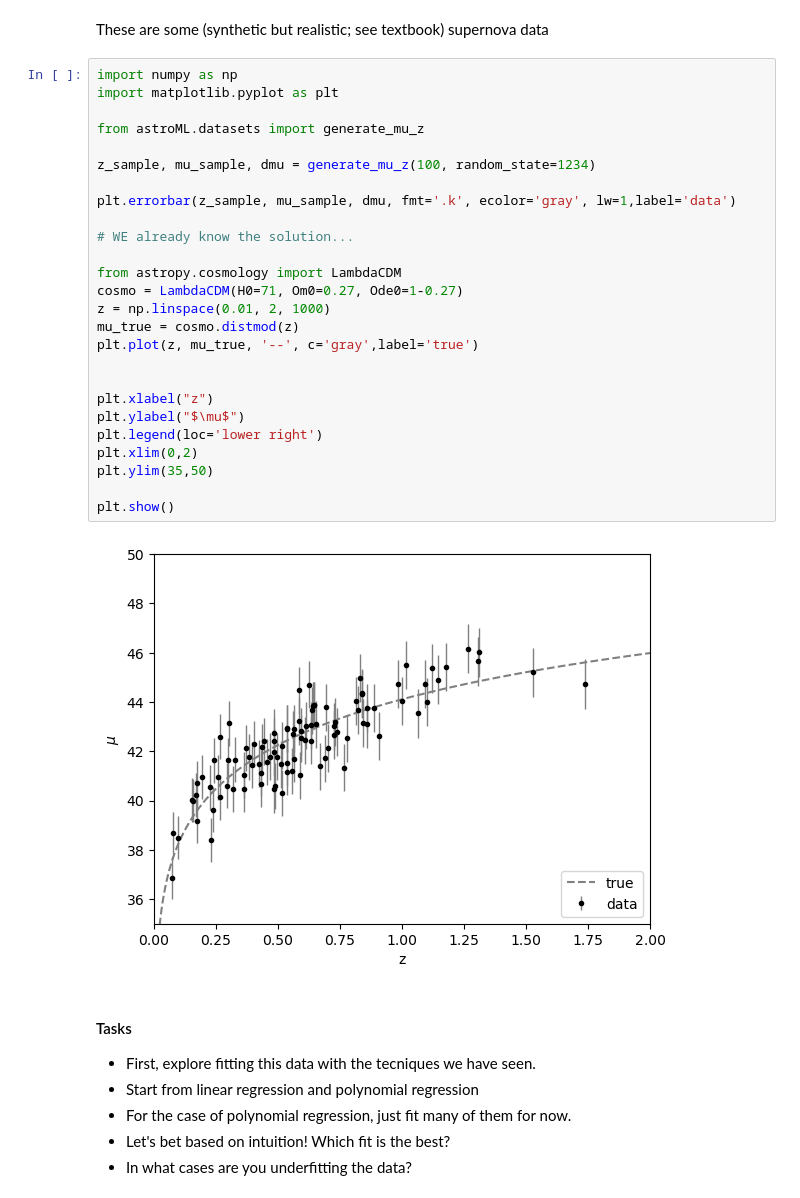
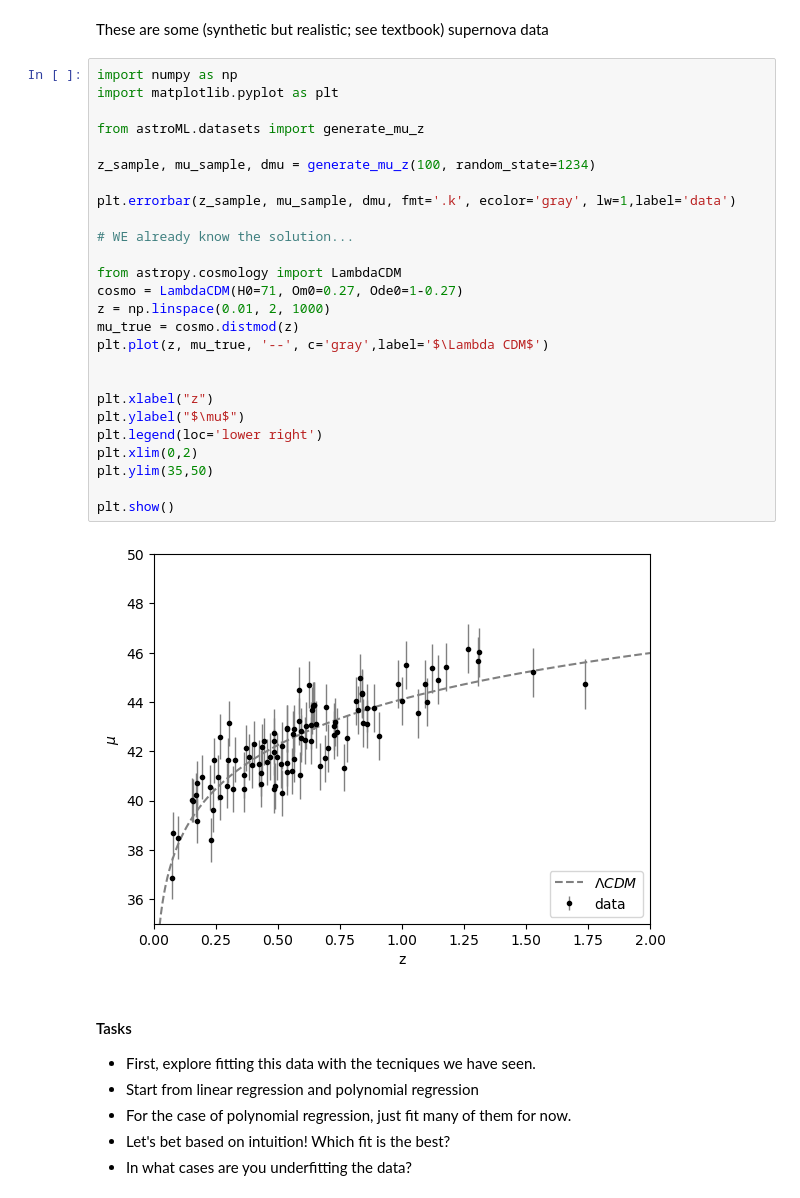
Before and after one commit to robertoinfurna/astrostatistics_bicocca_2024, a Jupyter notebook: working/16_Supernova_distances_and_redshifts.ipynb, the cells around one changed output. Drawn from its saved outputs; the diff is of its cells as text.

```diff
--- a/working/16_Supernova_distances_and_redshifts.ipynb
+++ b/working/16_Supernova_distances_and_redshifts.ipynb
@@ -18,31 +18,31 @@ These are some (synthetic but realistic; see textbook) supernova data
 # %%
 import numpy as np
 import matplotlib.pyplot as plt
 
 from astroML.datasets import generate_mu_z
 
 z_sample, mu_sample, dmu = generate_mu_z(100, random_state=1234)
 
 plt.errorbar(z_sample, mu_sample, dmu, fmt='.k', ecolor='gray', lw=1,label='data')
 
 # WE already know the solution...
 
 from astropy.cosmology import LambdaCDM
 cosmo = LambdaCDM(H0=71, Om0=0.27, Ode0=1-0.27)
 z = np.linspace(0.01, 2, 1000)
 mu_true = cosmo.distmod(z)
-plt.plot(z, mu_true, '--', c='gray',label='true')
+plt.plot(z, mu_true, '--', c='gray',label='$\Lambda CDM$')
 
 
 plt.xlabel("z")
 plt.ylabel("$\mu$")
 plt.legend(loc='lower right')
 plt.xlim(0,2)
 plt.ylim(35,50)
 
 plt.show()
 # %% [output]
-[figure, old version]
+[figure, new version]
 # %% [markdown]
 ####  Tasks
 
```
Also changed, not shown: parts of 15 cells of this notebook.
